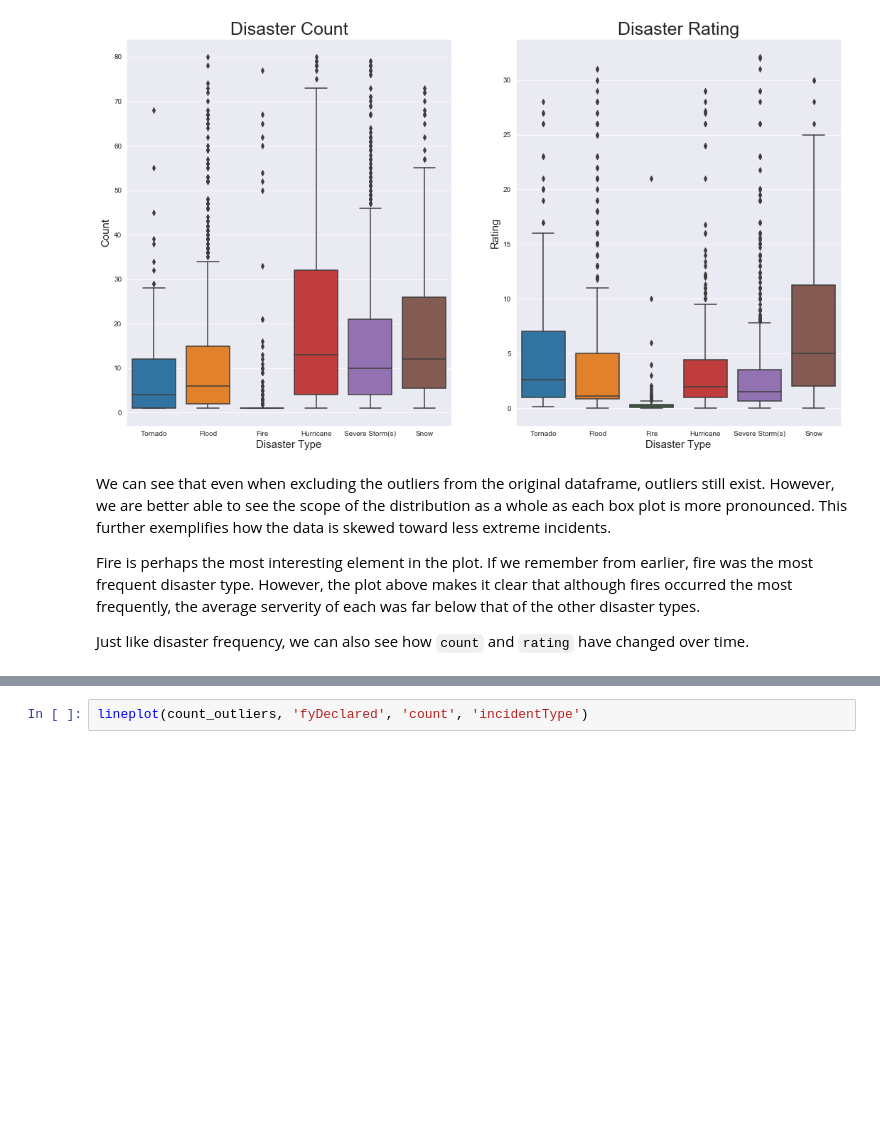
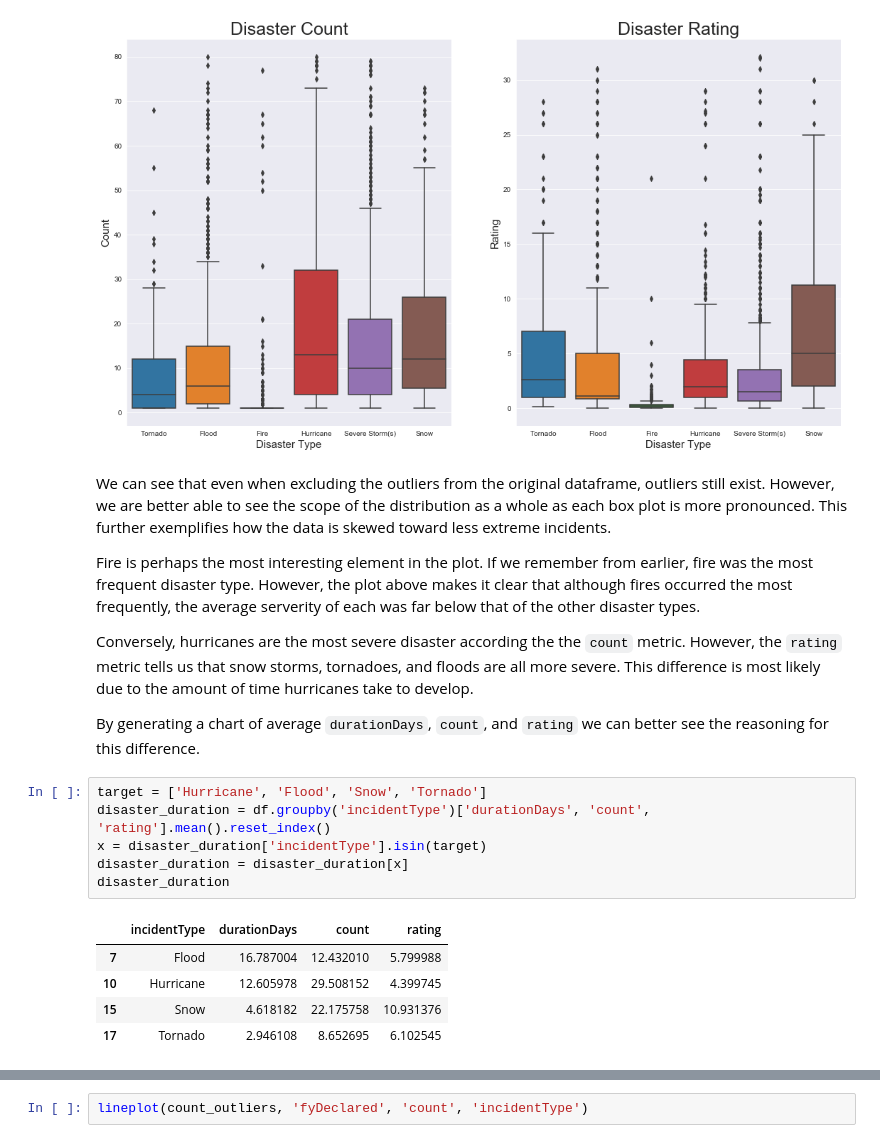
Before and after one commit to markmess77/FEMA, a Jupyter notebook: fema.ipynb, the cells around one changed output, grey strips where cells are left out. Drawn from its saved outputs; the diff is of its cells as text; blank space fills up the shorter version.

```diff
--- a/fema.ipynb
+++ b/fema.ipynb
@@ -199,4 +199,18 @@ We can see that even when excluding the outliers from the original dataframe, ou
 
 Fire is perhaps the most interesting element in the plot. If we remember from earlier, fire was the most frequent disaster type. However, the plot above makes it clear that although fires occurred the most frequently, the average serverity of each was far below that of the other disaster types.
 
-Just like disaster frequency, we can also see how `count` and `rating` have changed over time.
+Conversely, hurricanes are the most severe disaster according the the `count` metric. However, the `rating` metric tells us that snow storms, tornadoes, and floods are all more severe. This difference is most likely due to the amount of time hurricanes take to develop.
+
+By generating a chart of average `durationDays`, `count`, and `rating` we can better see the reasoning for this difference.
+# %%
+target = ['Hurricane', 'Flood', 'Snow', 'Tornado']
+disaster_duration = df.groupby('incidentType')['durationDays', 'count', 'rating'].mean().reset_index()
+x = disaster_duration['incidentType'].isin(target)
+disaster_duration = disaster_duration[x]
+disaster_duration
+# %% [output]
+|  | incidentType | durationDays | count | rating |
+| 7 | Flood | 16.787004 | 12.432010 | 5.799988 |
+| 10 | Hurricane | 12.605978 | 29.508152 | 4.399745 |
+| 15 | Snow | 4.618182 | 22.175758 | 10.931376 |
+| 17 | Tornado | 2.946108 | 8.652695 | 6.102545 |
```
Also changed, not shown: parts of 7 cells of this notebook, 1 other file.
